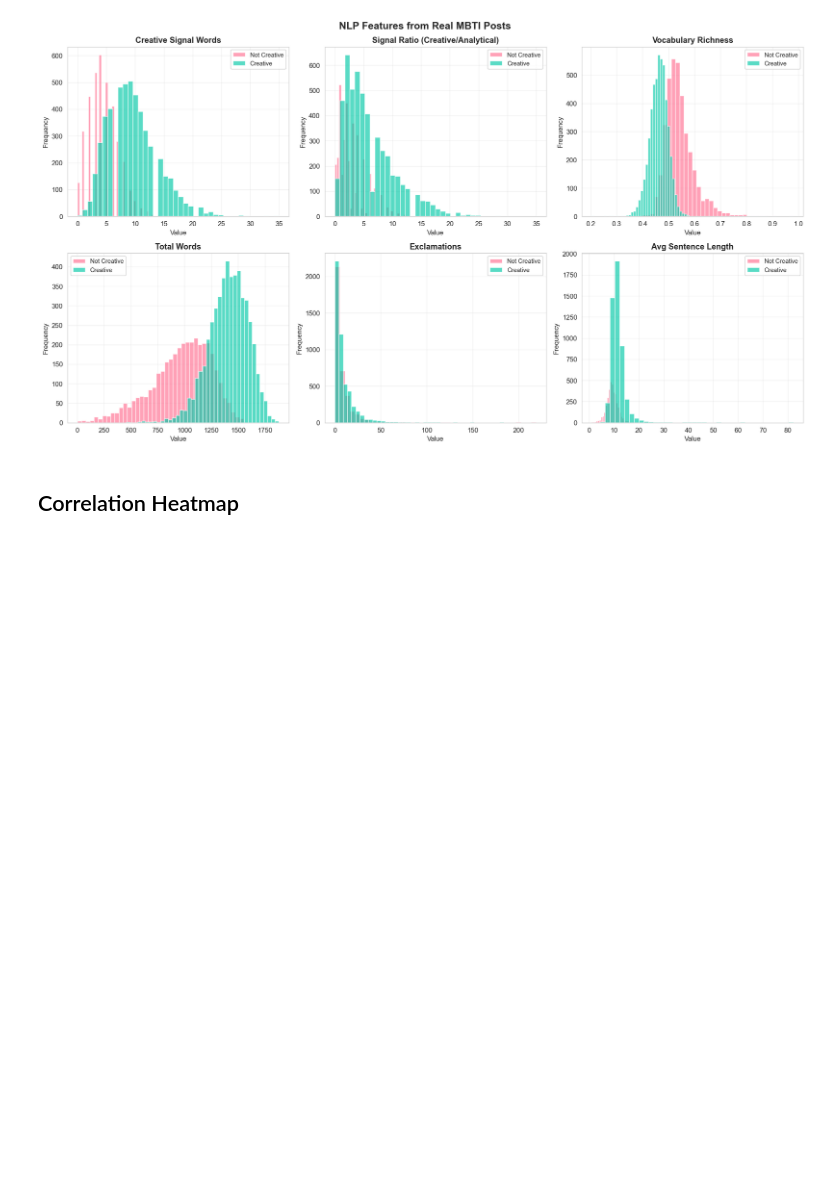
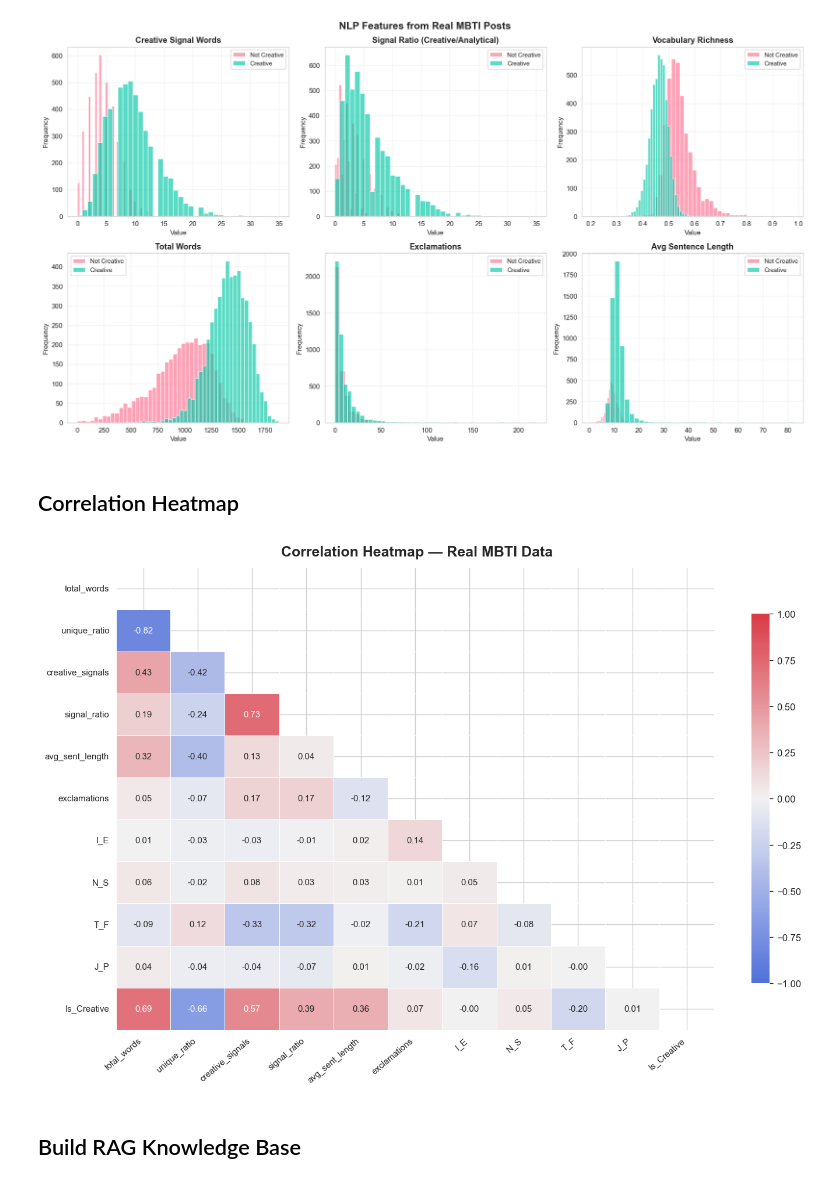
Before and after one commit to Ricardo-CHEN17/Predicting-Creativity-from-Text-Using-NLP-and-RAG, a Jupyter notebook: NLP_RAG.ipynb, the cells around one changed output. Saved outputs shown, nothing was run; the diff lists cells and outputs as text; code cells hidden in the pictures; blank space fills up the shorter version.

Commit message:
add Heatmap and RAG knowledge base

```diff
--- a/NLP_RAG.ipynb
+++ b/NLP_RAG.ipynb
@@ -334,3 +339,26 @@ plt.show()
 [figure]
 # %% [markdown]
 ## Correlation Heatmap
+# %%
+corr_cols = ['total_words','unique_ratio','creative_signals','signal_ratio',
+             'avg_sent_length','exclamations','I_E','N_S','T_F','J_P','Is_Creative']
+
+fig, ax = plt.subplots(figsize=(12, 8))
+corr = mbti_features[corr_cols].corr()
+mask = np.triu(np.ones_like(corr, dtype=bool))
+cmap = sns.diverging_palette(260, 10, as_cmap=True)
+
+sns.heatmap(corr, mask=mask, annot=True, fmt='.2f', cmap=cmap,
+            linewidths=0.5, linecolor='white', ax=ax,
+            annot_kws={'size': 9}, vmin=-1, vmax=1,
+            cbar_kws={'shrink': 0.8})
+
+ax.set_title(' Correlation Heatmap — Real MBTI Data', fontsize=15, fontweight='bold', pad=12)
+plt.xticks(rotation=40, ha='right', fontsize=9)
+plt.yticks(rotation=0, fontsize=9)
+plt.tight_layout()
+plt.show()
+# %% [output]
+[figure, added]
+# %% [markdown]
+## Build RAG Knowledge Base
```
Also changed, not shown: parts of 4 cells of this notebook.
